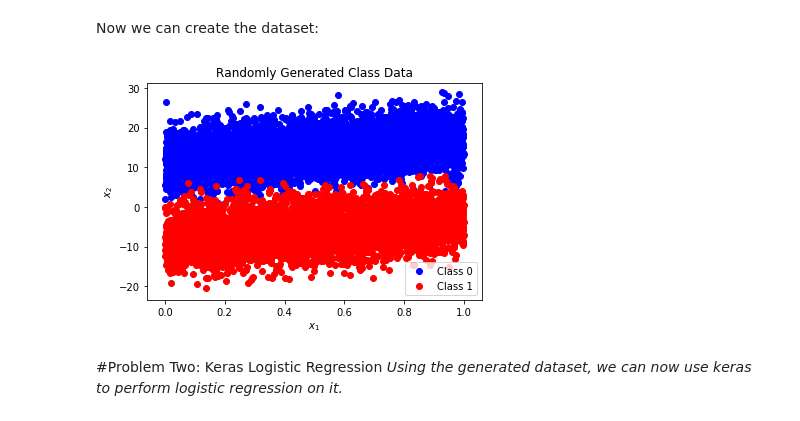
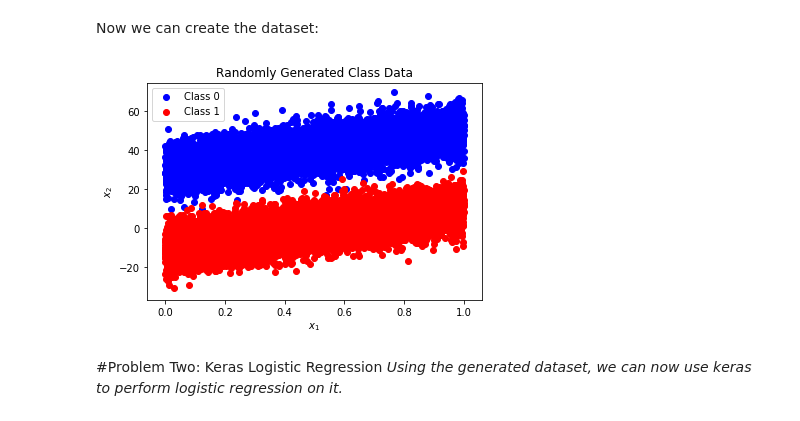
Before and after one commit to mclaager/CAP4630_Spring2020, a Jupyter notebook: HW_3/HomeworkThree.ipynb, the cells around one changed output. Drawn from its saved outputs; the diff is of its cells as text; code cells hidden in the pictures.

```diff
--- a/HW_3/HomeworkThree.ipynb
+++ b/HW_3/HomeworkThree.ipynb
@@ -69,19 +69,19 @@ def split_data (data, labels):
 Now we can create the dataset:
 # %%
 # Hyperparameters
-m = 10000
-w = 5
-b = 2
-mu = 10
-sigma = 4
+m = 20000
+w = 20
+b = 10
+mu = 20
+sigma = 6
 # Generates the dataset
 data, labels = get_random_data(w, b, mu, sigma, m)
 # Plots the dataset
 display_random_data(data, labels)
 # Splits dataset into training and testing sets
 train_data, test_data, train_labels, test_labels = split_data(data, labels)
 # %% [output]
-[figure, old version]
+[figure, new version]
 # %% [markdown]
 #Problem Two: Keras Logistic Regression
 _Using the generated dataset, we can now use keras to perform logistic regression on it._
```
Also changed, not shown: parts of 7 cells of this notebook.
